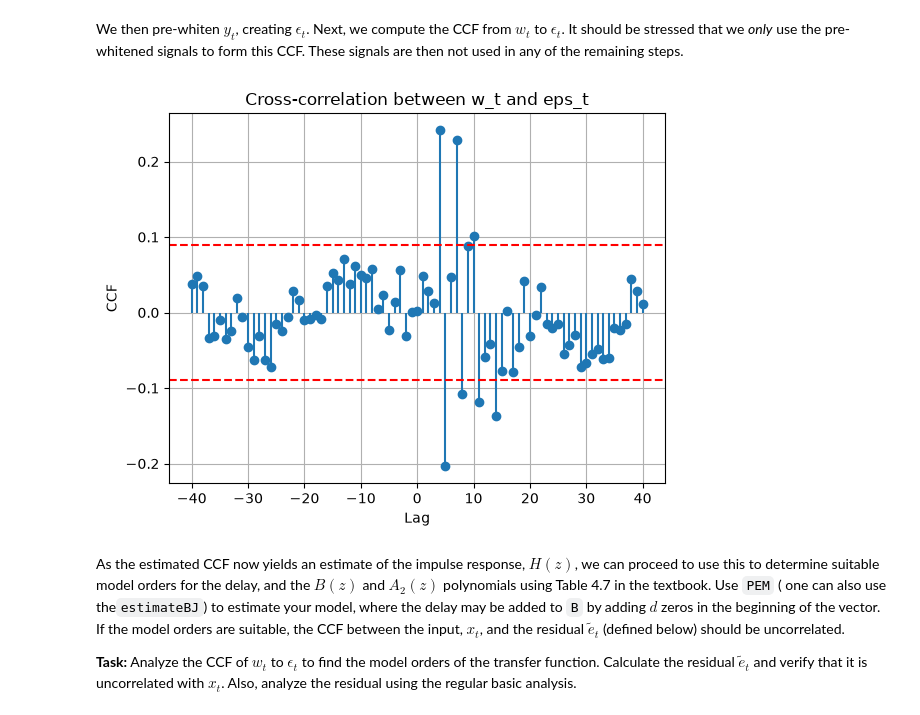
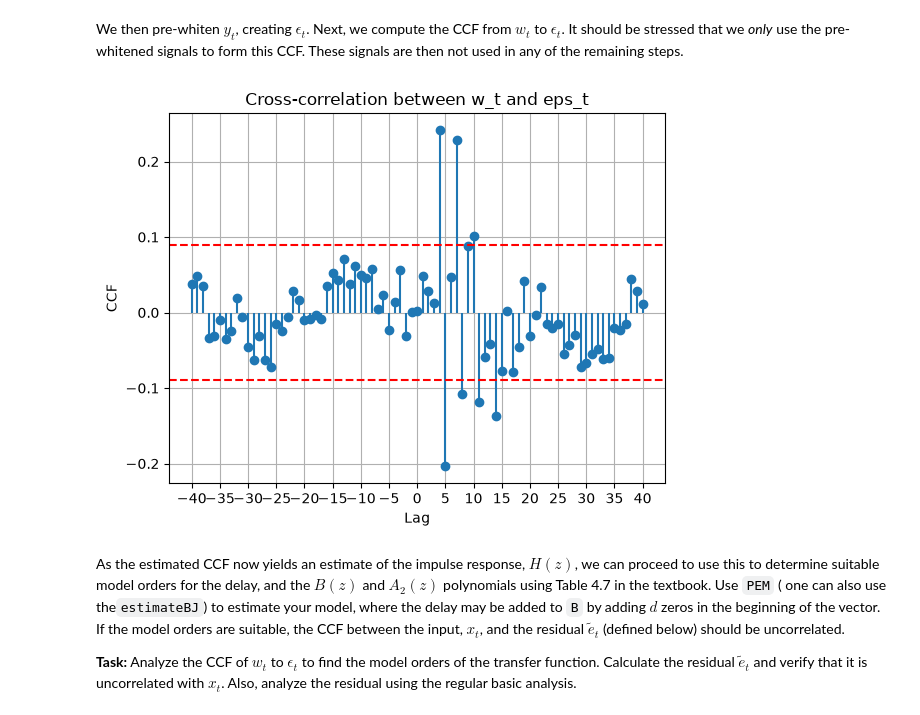
Before and after one commit to H-Wadman/TimeSeriesAnalysis, a Jupyter notebook: labs/lab2.ipynb, the cells around one changed output. Drawn from its saved outputs; the diff is of its cells as text; code cells hidden in the pictures.

```diff
--- a/labs/lab2.ipynb
+++ b/labs/lab2.ipynb
@@ -180,25 +176,26 @@ We then pre-whiten $y_t$, creating $\epsilon_t$. Next, we compute the CCF from $
 # %%
 # Compute and plot cross-correlation between w_t and eps_t
 w_t = signal.lfilter(x_AR_1.A, x_AR_1.C, x)
 eps_t = signal.lfilter(x_AR_1.A, x_AR_1.C, y)
 
 trim = len(x_AR_1.A) - 1
 w_t = w_t[trim:]
 eps_t = eps_t[trim:]
 
 lags, ccf_vals = compute_ccf(w_t, eps_t, maxlag=40)
 fig, ax = plt.subplots()
 ax.stem(lags, ccf_vals, basefmt=' ')
+ax.set_xticks(lags[::5])
 condInt = 2 / np.sqrt(len(w_t))
 ax.axhline(condInt, color='r', linestyle='--', label='95% confidence')
 ax.axhline(-condInt, color='r', linestyle='--')
 ax.set_xlabel('Lag')
 ax.set_ylabel('CCF')
 ax.set_title('Cross-correlation between w_t and eps_t')
 plt.grid(True)
 plt.show()
 # %% [output]
-[figure, old version]
+[figure, new version]
 # %% [markdown]
 
 
```
Also changed, not shown: parts of 20 cells of this notebook, 1 other file.
